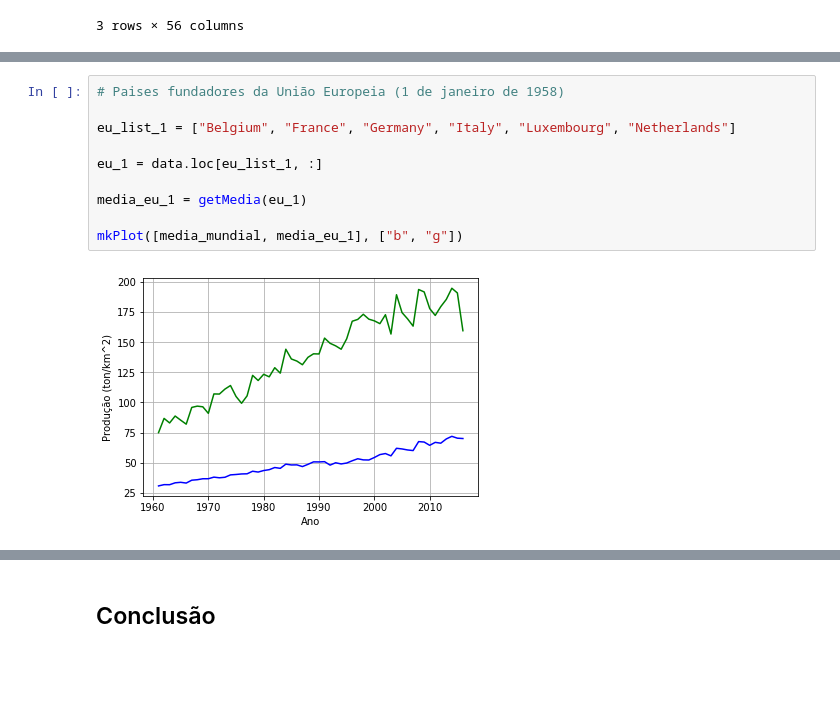
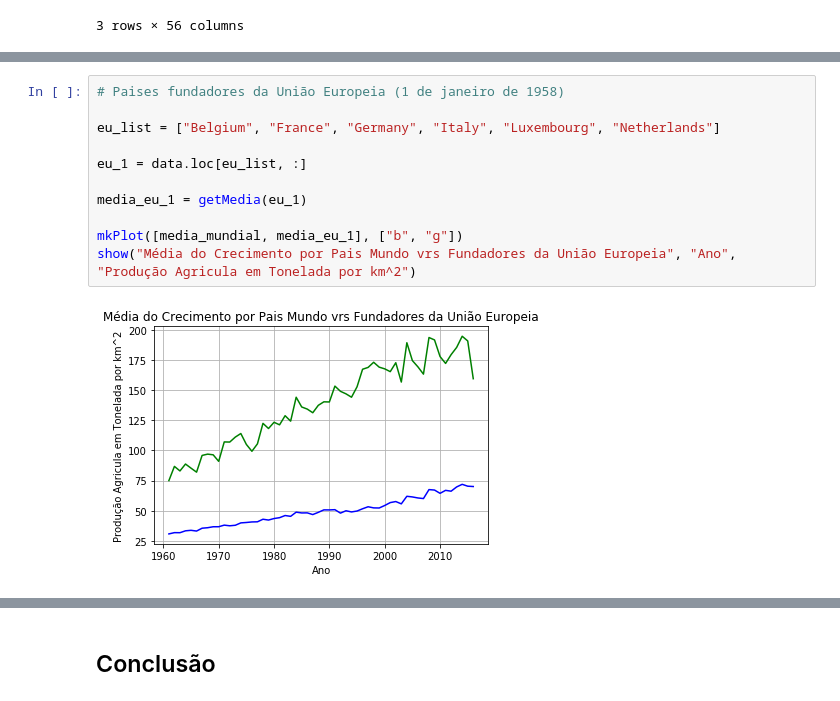
Before and after one commit to Peng1104/Ciencia-dos-Dados, a Jupyter notebook: Projeto1.ipynb, the cells around one changed output, grey strips where cells are left out. Cells and saved outputs as stored; diff of their text form; blank space fills up the shorter version.

```diff
--- a/Projeto1.ipynb
+++ b/Projeto1.ipynb
@@ -153,12 +208,13 @@ mkPlot([media_mundial, media_pre_mercosul, media_mercosul], ["b", "r", "g"])
 # %%
 # Paises fundadores da União Europeia (1 de janeiro de 1958)
 
-eu_list_1 = ["Belgium", "France", "Germany", "Italy", "Luxembourg", "Netherlands"]
+eu_list = ["Belgium", "France", "Germany", "Italy", "Luxembourg", "Netherlands"]
 
-eu_1 = data.loc[eu_list_1, :]
+eu_1 = data.loc[eu_list, :]
 
 media_eu_1 = getMedia(eu_1)
 
 mkPlot([media_mundial, media_eu_1], ["b", "g"])
+show("Média do Crecimento por Pais Mundo vrs Fundadores da União Europeia", "Ano", "Produção Agricula em Tonelada por km^2")
 # %% [output]
-[figure, old version]
+[figure, new version]
```
Also changed, not shown: parts of 14 cells of this notebook.
